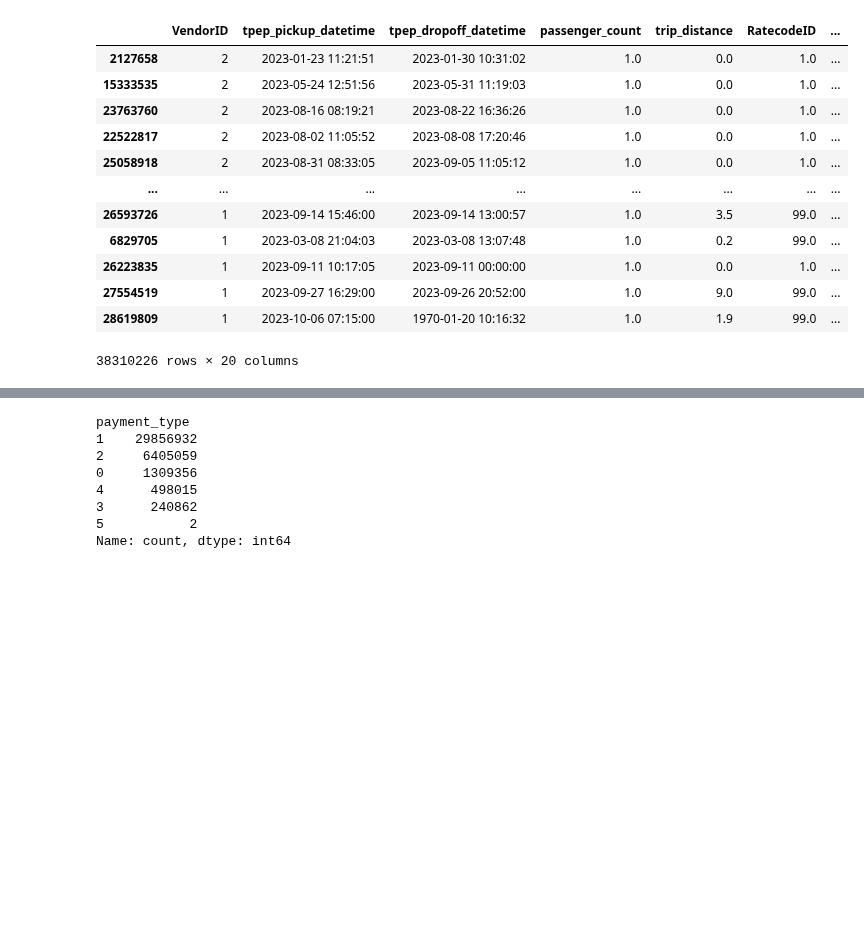
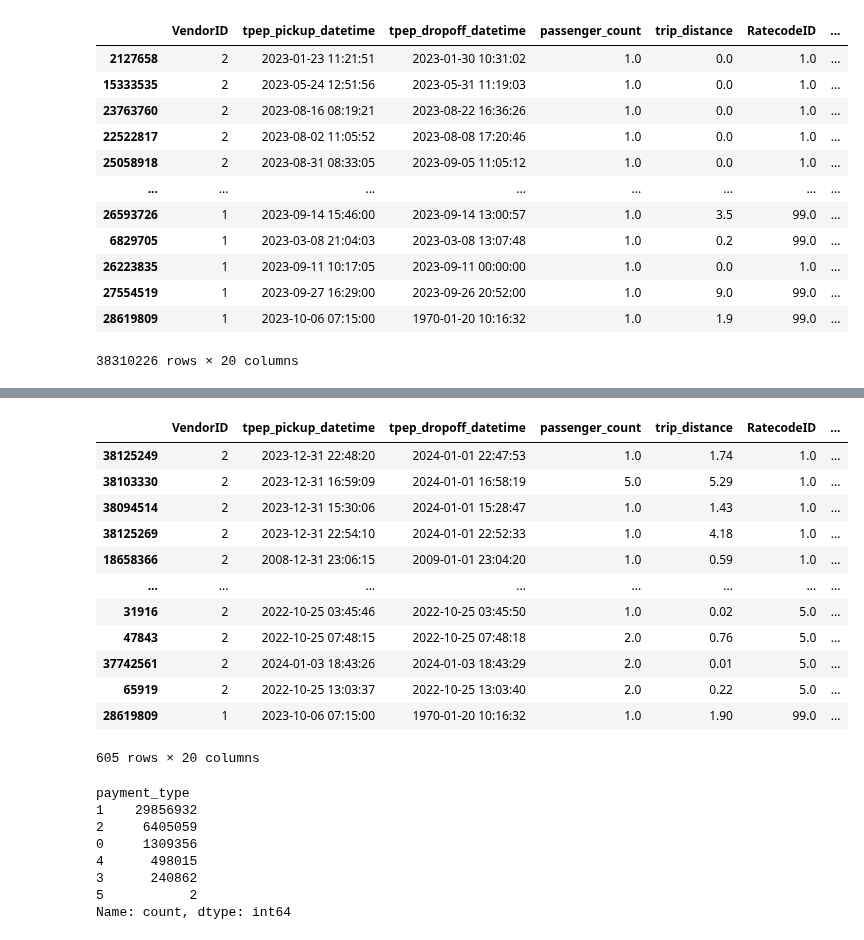
Before and after one commit to YuliaVK/Data-Analytics, a Jupyter notebook: NYC_taxi/notebooks/EDA.ipynb, the cells around one changed output, grey strips where cells are left out. Saved outputs shown, nothing was run; the diff lists cells and outputs as text; code cells hidden in the pictures; blank space fills up the shorter version.

```diff
--- a/NYC_taxi/notebooks/EDA.ipynb
+++ b/NYC_taxi/notebooks/EDA.ipynb
@@ -332,3 +384,21 @@ Seing 1970-01-20 10:16:32 in a drop off column indicates that dates need to be c
+# %%
+show_not_2023 = rides[(rides['tpep_pickup_datetime'].dt.year != 2023) | (rides['tpep_dropoff_datetime'].dt.year != 2023)]
+show_not_2023_sorted = show_not_2023.sort_values(['travel_time'], ascending=False)
+show_not_2023_sorted
+# %% [output]
+|  | VendorID | tpep_pickup_datetime | tpep_dropoff_datetime | passenger_count | trip_distance | RatecodeID | ... |
+| 38125249 | 2 | 2023-12-31 22:48:20 | 2024-01-01 22:47:53 | 1.0 | 1.74 | 1.0 | ... |
+| 38103330 | 2 | 2023-12-31 16:59:09 | 2024-01-01 16:58:19 | 5.0 | 5.29 | 1.0 | ... |
+| 38094514 | 2 | 2023-12-31 15:30:06 | 2024-01-01 15:28:47 | 1.0 | 1.43 | 1.0 | ... |
+| 38125269 | 2 | 2023-12-31 22:54:10 | 2024-01-01 22:52:33 | 1.0 | 4.18 | 1.0 | ... |
+| 18658366 | 2 | 2008-12-31 23:06:15 | 2009-01-01 23:04:20 | 1.0 | 0.59 | 1.0 | ... |
+| ... | ... | ... | ... | ... | ... | ... | ... |
+| 31916 | 2 | 2022-10-25 03:45:46 | 2022-10-25 03:45:50 | 1.0 | 0.02 | 5.0 | ... |
+| 47843 | 2 | 2022-10-25 07:48:15 | 2022-10-25 07:48:18 | 2.0 | 0.76 | 5.0 | ... |
+| 37742561 | 2 | 2024-01-03 18:43:26 | 2024-01-03 18:43:29 | 2.0 | 0.01 | 5.0 | ... |
+| 65919 | 2 | 2022-10-25 13:03:37 | 2022-10-25 13:03:40 | 2.0 | 0.22 | 5.0 | ... |
+| 28619809 | 1 | 2023-10-06 07:15:00 | 1970-01-20 10:16:32 | 1.0 | 1.90 | 99.0 | ... |
+605 rows × 20 columns
 # %%
 merged_data['payment_type'].value_counts()
 # %% [output]
```
Also changed, not shown: parts of 12 cells of this notebook.
